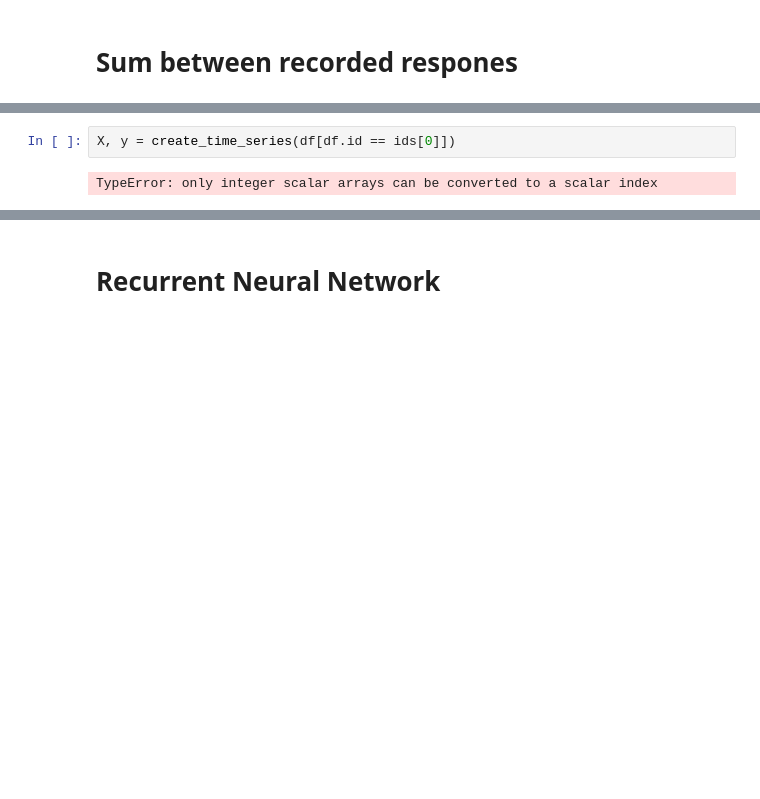
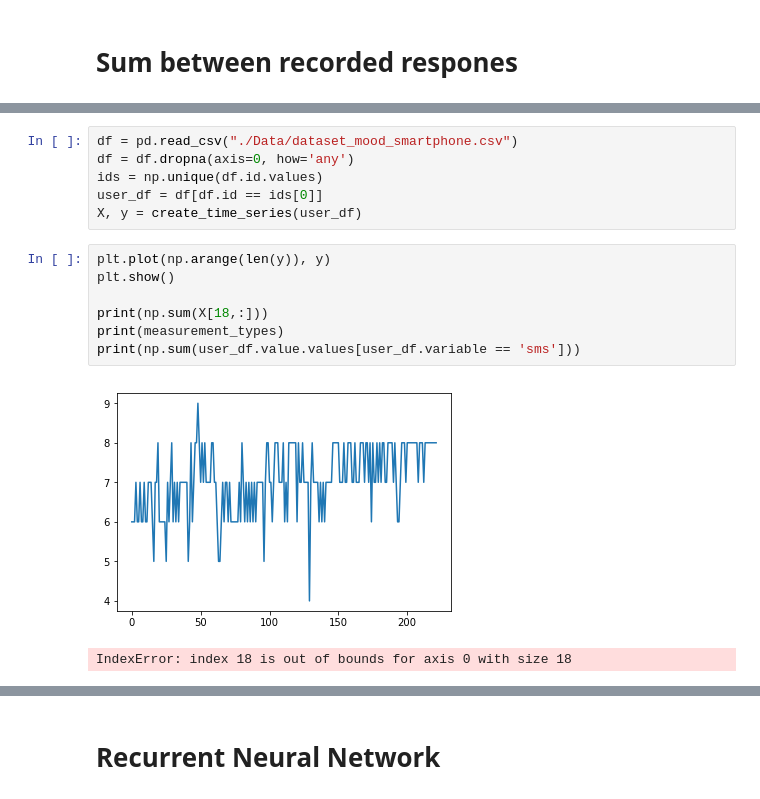
Before and after one commit to klaapbakken/DMT18, a Jupyter notebook: A1Adv/A1AdvNB.ipynb, the cells around one changed output, grey strips where cells are left out. Saved outputs shown, nothing was run; the diff lists cells and outputs as text; blank space fills up the shorter version.

Commit message:
Further work on covariates for each mood measurement

```diff
--- a/A1Adv/A1AdvNB.ipynb
+++ b/A1Adv/A1AdvNB.ipynb
@@ -138,7 +171,19 @@ def create_time_series(df):
     y = mood_values
 
     return X, y
-# %%
-X, y = create_time_series(df[df.id == ids[0]])
-# %% [output]
-TypeError: only integer scalar arrays can be converted to a scalar index
+# %%
+df = pd.read_csv("./Data/dataset_mood_smartphone.csv")
+df = df.dropna(axis=0, how='any')
+ids = np.unique(df.id.values)
+user_df = df[df.id == ids[0]]
+X, y = create_time_series(user_df)
+# %%
+plt.plot(np.arange(len(y)), y)
+plt.show()
+
+print(np.sum(X[18,:]))
+print(measurement_types)
+print(np.sum(user_df.value.values[user_df.variable == 'sms']))
+# %% [output]
+[figure, added]
+IndexError: index 18 is out of bounds for axis 0 with size 18
```
Also changed, not shown: parts of 9 cells of this notebook, 2 other files.
